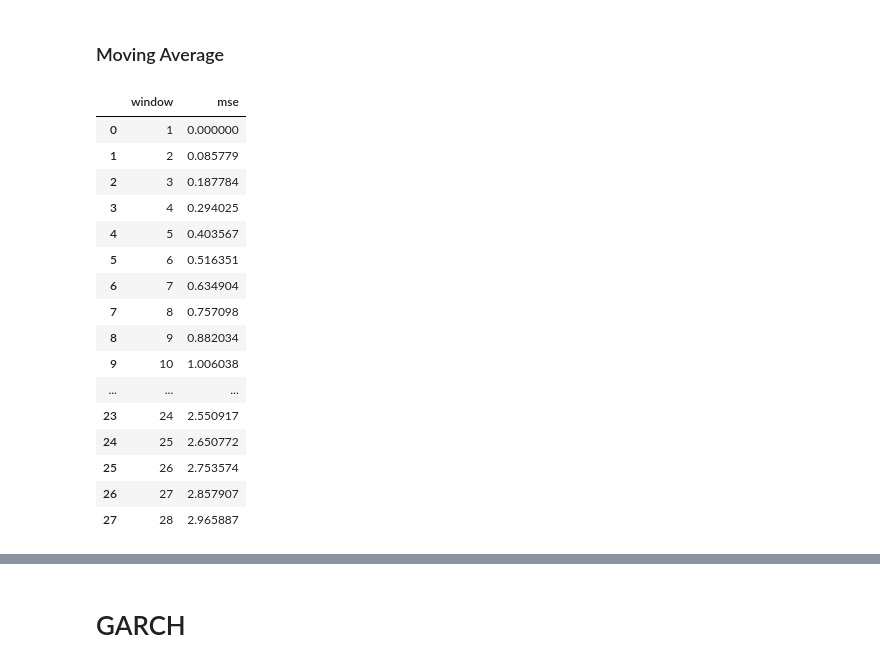
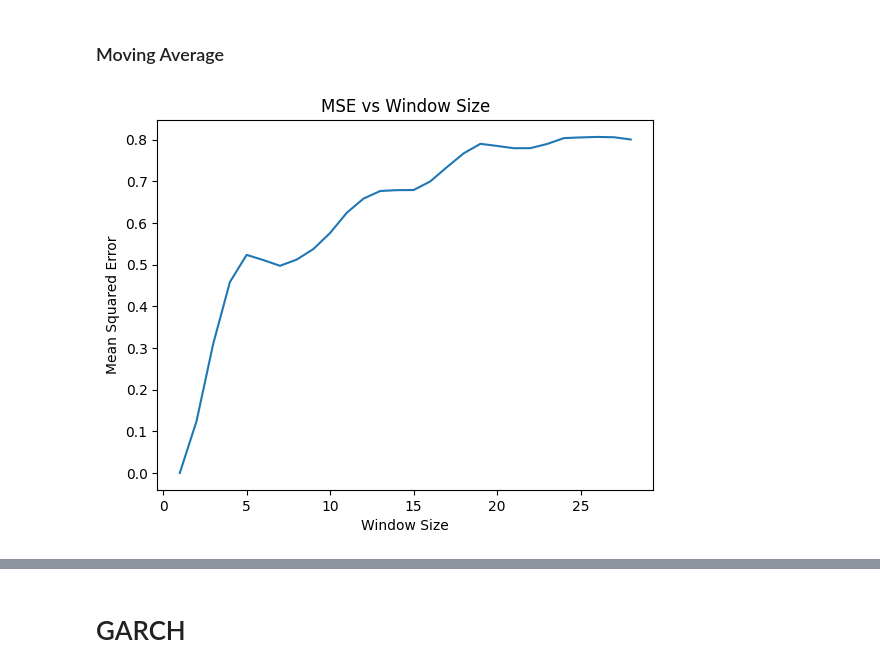
Before and after one commit to Benedictgr97/stock_prediction_v2, a Jupyter notebook: price_predictor.ipynb, the cells around one changed output, grey strips where cells are left out. Cells and saved outputs as stored; diff of their text form; code cells hidden in the pictures.

```diff
--- a/price_predictor.ipynb
+++ b/price_predictor.ipynb
@@ -241,44 +246,41 @@ pred_stock
 # %% [markdown]
 ### Moving Average
 # %%
+# Moving average dips at 7 with minimal mse so we can use this
+
+# Function to calculate moving average and mean squared error
 def calculate_mse(df, window, prediction_days):
+    df = df.copy()  # Avoid modifying the original DataFrame
     df['moving_average'] = df[pred_stock].rolling(window=window).mean()
     mse_list = []
 
     for i in range(len(df) - window - prediction_days + 1):
         actual = df[pred_stock][i + window:i + window + prediction_days].values
         predicted = df['moving_average'][i + window:i + window + prediction_days].values
         mse = mean_squared_error(actual, predicted)
         mse_list.append(mse)
 
     return np.mean(mse_list)
 
 # Iterate over all windows up to 28 days and predict 5 days in the future
 results = []
 
 for window in range(1, 29):
-    mse = calculate_mse(stock_prices_df, window, 5)
-    results.append({'window': window, 'mse': mse})
+    mse_list = []
+    for start_day in range(len(stock_prices_df) - window - 30, len(stock_prices_df) - window - 5):
+        mse = calculate_mse(stock_prices_df.iloc[start_day:], window, 5)
+        mse_list.append(mse)
+    avg_mse = np.mean(mse_list)
+    results.append({'window': window, 'mse': avg_mse})
 
 # Create a DataFrame with the results
 results_df = pd.DataFrame(results)
+
+# Plot the results
+plt.plot(results_df['window'], results_df['mse'])
+plt.xlabel('Window Size')
+plt.ylabel('Mean Squared Error')
+plt.title('MSE vs Window Size')
+plt.show()
+# %% [output]
+[figure, added]
-# %%
-results_df
-# %% [output]
-|  | window | mse |
-| 0 | 1 | 0.000000 |
-| 1 | 2 | 0.085779 |
-| 2 | 3 | 0.187784 |
-| 3 | 4 | 0.294025 |
-| 4 | 5 | 0.403567 |
-| 5 | 6 | 0.516351 |
-| 6 | 7 | 0.634904 |
-| 7 | 8 | 0.757098 |
-| 8 | 9 | 0.882034 |
-| 9 | 10 | 1.006038 |
-| ... | ... | ... |
-| 23 | 24 | 2.550917 |
-| 24 | 25 | 2.650772 |
-| 25 | 26 | 2.753574 |
-| 26 | 27 | 2.857907 |
-| 27 | 28 | 2.965887 |
```
Also changed, not shown: parts of 6 cells of this notebook.
